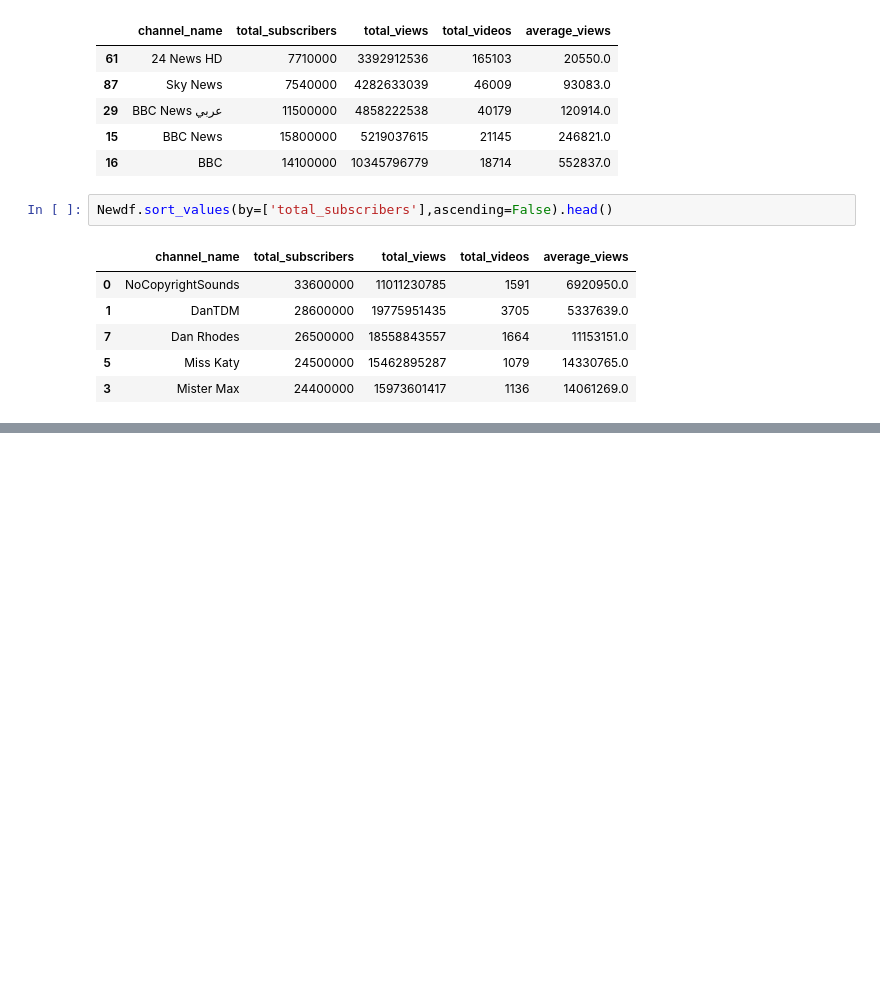
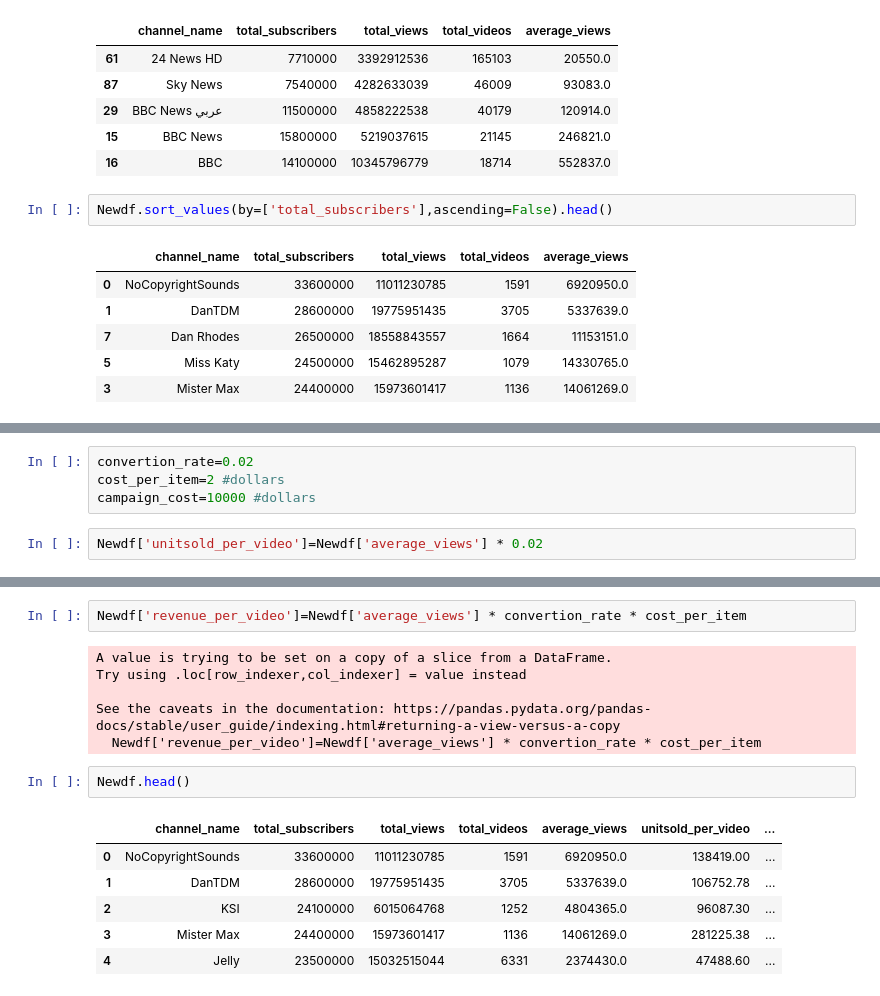
Before and after one commit to DANIELFRANK031/Youtube-Analysis, a Jupyter notebook: Script.ipynb, the cells around one changed output, grey strips where cells are left out. Saved outputs shown, nothing was run; the diff lists cells and outputs as text; blank space fills up the shorter version.

```diff
--- a/Script.ipynb
+++ b/Script.ipynb
@@ -139,0 +142,6 @@ Newdf.sort_values(by=['total_subscribers'],ascending=False).head()
+# %%
+convertion_rate=0.02
+cost_per_item=2 #dollars
+campaign_cost=10000 #dollars
+# %%
+Newdf['unitsold_per_video']=Newdf['average_views'] * 0.02
@@ -139,0 +174,17 @@ Newdf.sort_values(by=['total_subscribers'],ascending=False).head()
+# %%
+Newdf['revenue_per_video']=Newdf['average_views'] * convertion_rate * cost_per_item
+# %% [output]
+A value is trying to be set on a copy of a slice from a DataFrame.
+Try using .loc[row_indexer,col_indexer] = value instead
+
+See the caveats in the documentation: https://pandas.pydata.org/pandas-docs/stable/user_guide/indexing.html#returning-a-view-versus-a-copy
+  Newdf['revenue_per_video']=Newdf['average_views'] * convertion_rate * cost_per_item
+# %%
+Newdf.head()
+# %% [output]
+|  | channel_name | total_subscribers | total_views | total_videos | average_views | unitsold_per_video | ... |
+| 0 | NoCopyrightSounds | 33600000 | 11011230785 | 1591 | 6920950.0 | 138419.00 | ... |
+| 1 | DanTDM | 28600000 | 19775951435 | 3705 | 5337639.0 | 106752.78 | ... |
+| 2 | KSI | 24100000 | 6015064768 | 1252 | 4804365.0 | 96087.30 | ... |
+| 3 | Mister Max | 24400000 | 15973601417 | 1136 | 14061269.0 | 281225.38 | ... |
+| 4 | Jelly | 23500000 | 15032515044 | 6331 | 2374430.0 | 47488.60 | ... |
```
Also changed, not shown: parts of 20 cells of this notebook, 1 other file.
